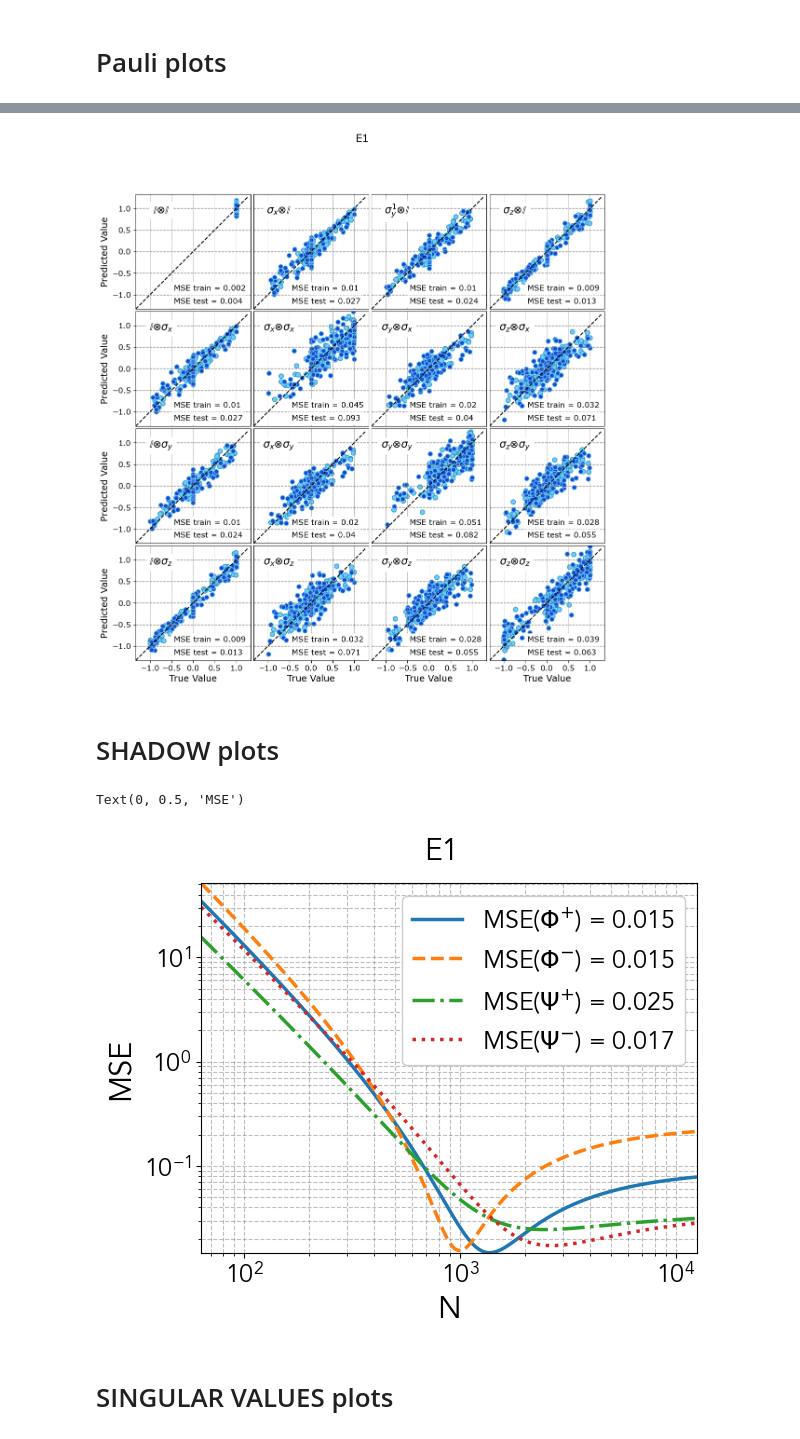
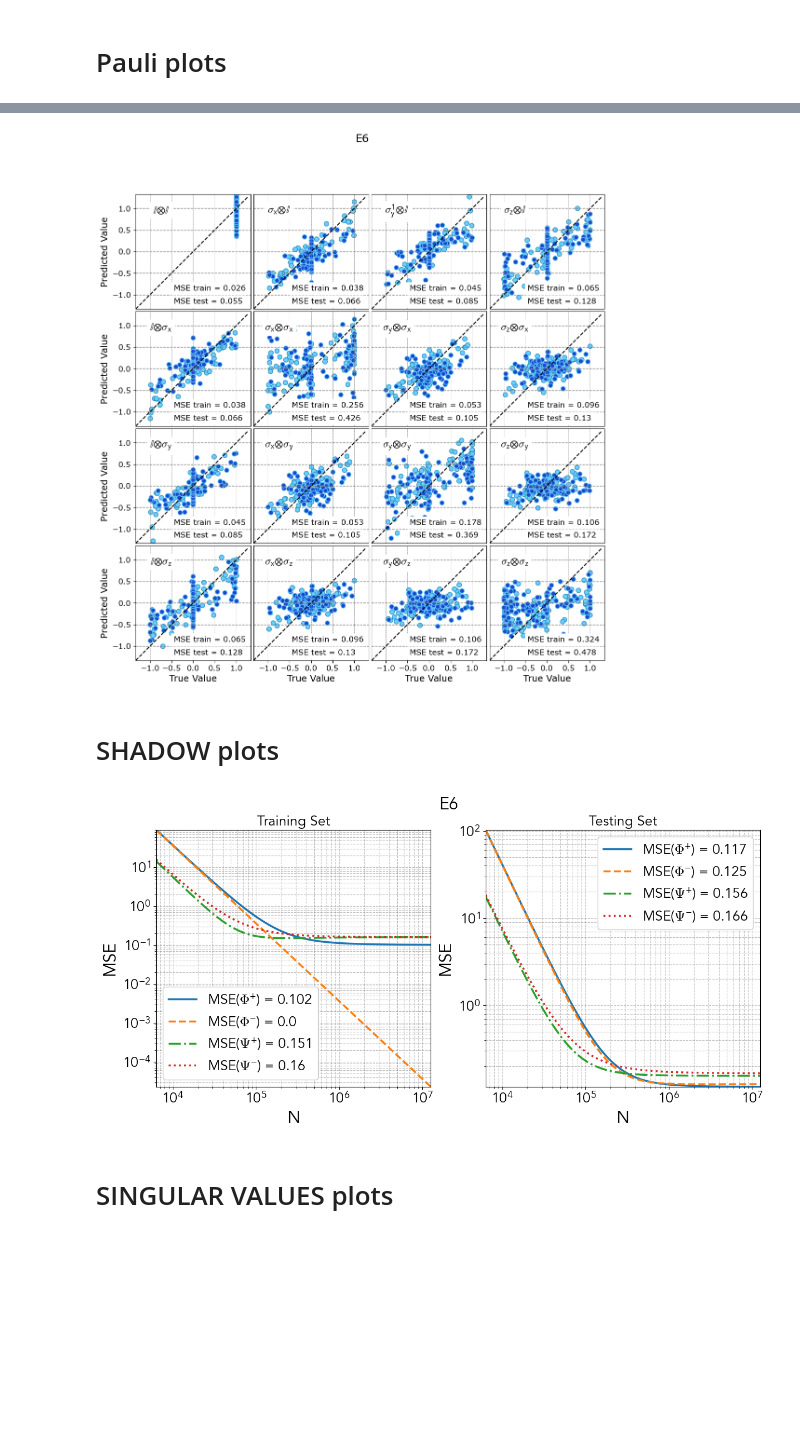
Before and after one commit to salvatore-lorenzo/arXiv-2502.18361-QELM_WITNESS, a Jupyter notebook: experiment_analysis.ipynb, the cells around one changed output, grey strips where cells are left out. Saved outputs shown, nothing was run; the diff lists cells and outputs as text; code cells hidden in the pictures; blank space fills up the shorter version.

```diff
--- a/experiment_analysis.ipynb
+++ b/experiment_analysis.ipynb
@@ -10,6 +12,6 @@ import plot_defs as myplot
 #experiments = ['01_21','11_21','12_12','01_09','09_02','11_29']
 experiments = ['E1','E2','E3','E4','E5','E6']
 
-select = 0
+select = 5
 [expval_pauli, expval_witnesses, probs, counts_tot, VV, num_states] = select_experiment(select)
 # %% [output]
@@ -173,8 +181,10 @@ for k, ax in enumerate(axes.flatten()):
              fontsize=12, color='k', backgroundcolor = 'white')
     ax.annotate('MSE test = '+str(np.round(msetest.flatten()[k], 3)), xy=(0.5, 0.5), xytext=(-0.45, -1.2),
              fontsize=12, color='k', backgroundcolor = 'white')
+
+plt.savefig("figures/"+experiments[select]+"_pauli_train_"+training+".png", dpi=300)
 # %% [output]
-[figure, old version]
+[figure, new version]
 # %% [markdown]
 # SHADOW plots
 # %%
@@ -201,33 +226,51 @@ for wit in range(4):  # Iterate over witnesses[0] to witnesses[3]
 # %%
 plt.rcParams.update({
     "font.size": 18,
     "axes.titlesize": 18,
     "axes.labelsize": 22,
     "xtick.labelsize": 18,
     "ytick.labelsize": 18,
     "legend.fontsize": 18,
     "font.family": "Avenir",
 })
-plot_labels = ["MSE($\Phi^{+}$) = "+str(np.round(np.min(res[0]), 3)),
-               "MSE($\Phi^{-}$) = "+str(np.round(np.min(res[1]), 3)),
-               "MSE($\Psi^{+}$) = "+str(np.round(np.min(res[2]), 3)),
-               "MSE($\Psi^{-}$) = "+str(np.round(np.min(res[3]), 3))]
+
+fig, (ax1, ax2) = plt.subplots(1, 2, figsize=(14, 6))
+plot_labels = ["MSE($\Phi^{+}$) = "+str(np.round(np.min(res1[0]), 3)),
+               "MSE($\Phi^{-}$) = "+str(np.round(np.min(res1[1]), 3)),
+               "MSE($\Psi^{+}$) = "+str(np.round(np.min(res1[2]), 3)),
+               "MSE($\Psi^{-}$) = "+str(np.round(np.min(res1[3]), 3))]
 linestyles = ['-','--','-.','dotted']
 for wit in range(4):
-    plt.plot(statlist,res[wit],linestyle=linestyles[wit], linewidth=2.5,label=plot_labels[wit])
-plt.legend(loc="best",facecolor='w',framealpha=1,frameon=True)
+    ax1.plot(statlist, res1[wit], linestyle=linestyles[wit], linewidth=2.5, label=plot_labels[wit])
+ax1.legend(loc="best", facecolor='w', framealpha=1, frameon=True)
+ax1.set_xscale('log')
+ax1.set_yscale('log')
+ax1.margins(0)
+ax1.grid(True, which='both', linestyle='--', color='gray', alpha=0.5)
+ax1.set_title('Training Set')
+ax1.set_xlabel('N')
+ax1.set_ylabel('MSE')
+plot_labels = ["MSE($\Phi^{+}$) = "+str(np.round(np.min(res2[0]), 3)),
+               "MSE($\Phi^{-}$) = "+str(np.round(np.min(res2[1]), 3)),
+               "MSE($\Psi^{+}$) = "+str(np.round(np.min(res2[2]), 3)),
+               "MSE($\Psi^{-}$) = "+str(np.round(np.min(res2[3]), 3))]
+linestyles = ['-','--','-.','dotted']
+for wit in range(4):
+    ax2.plot(statlist, res2[wit], linestyle=linestyles[wit], linewidth=2.5, label=plot_labels[wit])
+ax2.legend(loc="best", facecolor='w', framealpha=1, frameon=True)
+ax2.set_xscale('log')
+ax2.set_yscale('log')
+ax2.margins(0)
+ax2.grid(True, which='both', linestyle='--', color='gray', alpha=0.5)
+ax2.set_title('Testing Set')
+ax2.set_xlabel('N')
+ax2.set_ylabel('MSE')
 
-plt.xscale('log')
-plt.yscale('log')
-#plt.ylim(5*10**-3, 15)
-plt.margins(0)
-plt.grid(True, which='both', linestyle='--', color='gray', alpha=0.5)
 plt.suptitle(experiments[select])
-plt.xlabel('N')
-plt.ylabel('MSE')
+
+plt.savefig("figures/"+experiments[select]+"_shadow_MSE"+".png", dpi=300)
 # %% [output]
-Text(0, 0.5, 'MSE')
-[figure, old version]
+[figure, new version]
 # %% [markdown]
 # SINGULAR VALUES plots
 # %%
```
Also changed, not shown: parts of 10 cells of this notebook.
